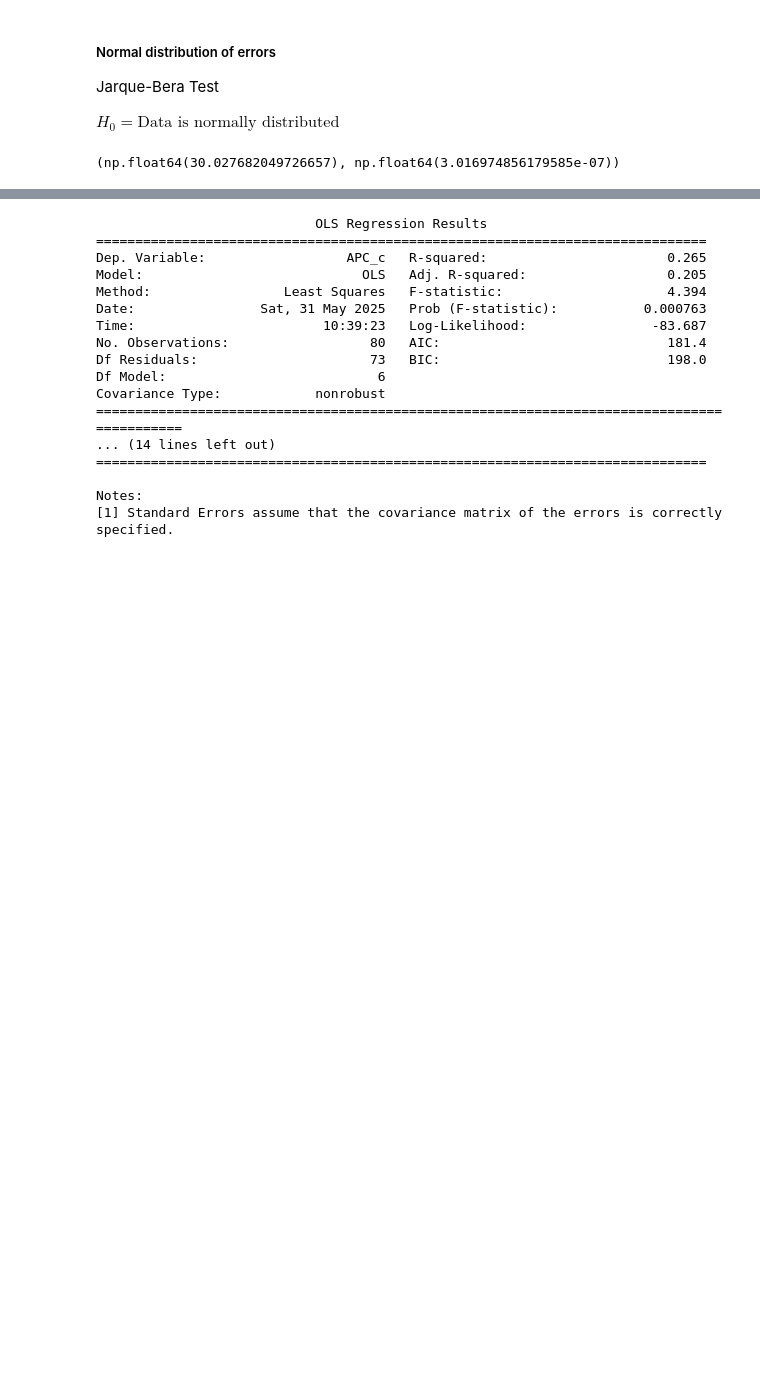
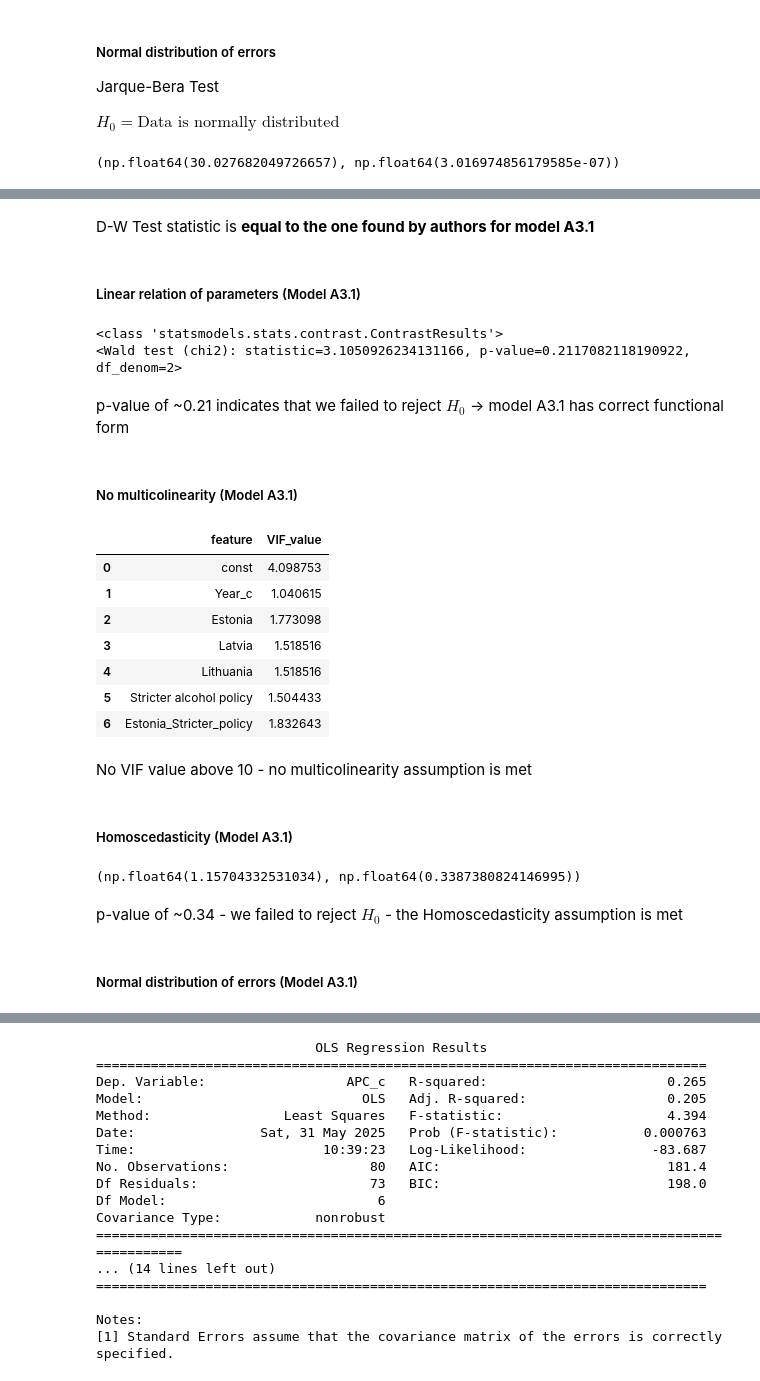
Before and after one commit to DominikaLach/RR_project, a Jupyter notebook: RR_project.ipynb, the cells around one changed output, grey strips where cells are left out. Cells and saved outputs as stored; diff of their text form; code cells hidden in the pictures; blank space fills up the shorter version.

Commit message:
Added tests for model A3.1 and A3.2, added more information for main model resid normality test

```diff
--- a/RR_project.ipynb
+++ b/RR_project.ipynb
@@ -292,0 +310,41 @@ Notes:
+# %% [markdown]
+D-W Test statistic is **equal to the one found by authors for model A3.1**
+# %% [markdown]
+##### Linear relation of parameters (Model A3.1)
+# %%
+sms.linear_reset(model_interaction)
+# %% [output]
+<class 'statsmodels.stats.contrast.ContrastResults'>
+<Wald test (chi2): statistic=3.1050926234131166, p-value=0.2117082118190922, df_denom=2>
+# %% [markdown]
+p-value of ~0.21 indicates that we failed to reject $`H_0`$ -> model A3.1 has correct functional form
+# %% [markdown]
+##### No multicolinearity (Model A3.1)
+# %%
+vif_table = pd.DataFrame()
+vif_table["feature"] = X.columns
+
+vif_table["VIF_value"] = [VIF(X.values, idx) for idx in range(len(X.columns))]
+vif_table
+# %% [output]
+|  | feature | VIF_value |
+| 0 | const | 4.098753 |
+| 1 | Year_c | 1.040615 |
+| 2 | Estonia | 1.773098 |
+| 3 | Latvia | 1.518516 |
+| 4 | Lithuania | 1.518516 |
+| 5 | Stricter alcohol policy | 1.504433 |
+| 6 | Estonia_Stricter_policy | 1.832643 |
+# %% [markdown]
+No VIF value above 10 - no multicolinearity assumption is met
+# %% [markdown]
+##### Homoscedasticity (Model A3.1)
+# %%
+_, _, stat31, pv31 = sms.het_breuschpagan(model_interaction.resid, model_interaction.model.exog)
+stat31, pv31
+# %% [output]
+(np.float64(1.15704332531034), np.float64(0.3387380824146995))
+# %% [markdown]
+p-value of ~0.34 - we failed to reject $`H_0`$ - the Homoscedasticity assumption is met
+# %% [markdown]
+##### Normal distribution of errors (Model A3.1)
```
Also changed, not shown: parts of 7 cells of this notebook.
